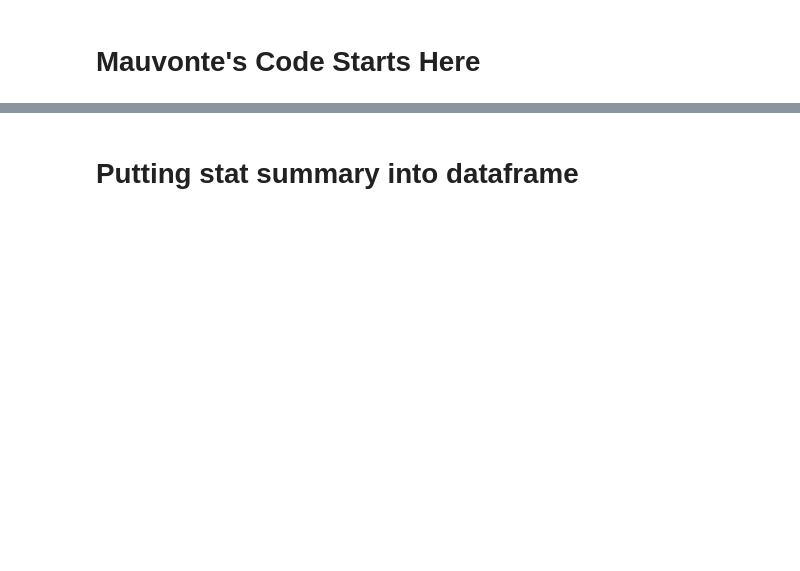
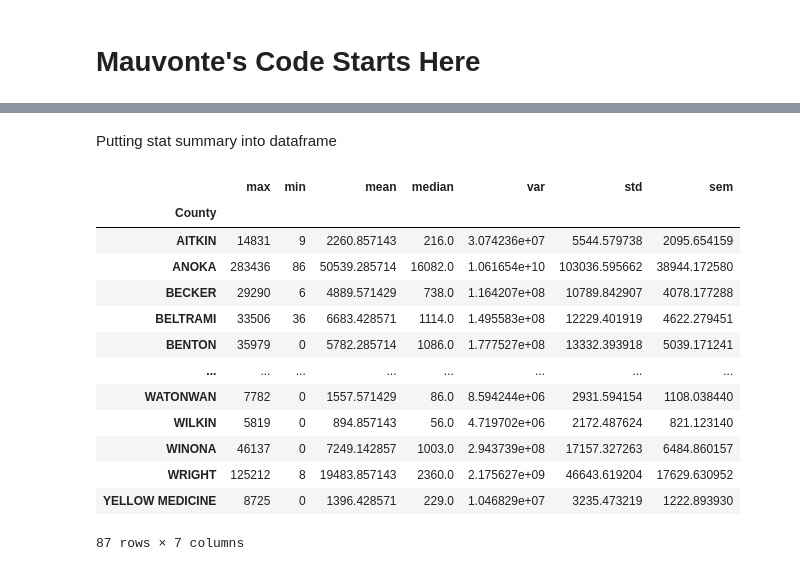
Before and after one commit to tlenzmeier58/Project_1, a Jupyter notebook: working.ipynb, the cells around one changed output, grey strips where cells are left out. Drawn from its saved outputs; the diff is of its cells as text; code cells hidden in the pictures; blank space fills up the shorter version.

```diff
--- a/working.ipynb
+++ b/working.ipynb
@@ -267,5 +427,5 @@ plt.show()
 # %% [markdown]
-# Putting stat summary into dataframe
+Putting stat summary into dataframe
 # %%
 # Statistics by county
 #lief's groupby
@@ -277,7 +437,22 @@ county_inf_stats = merged_county_gb["Infections"].agg(["max", "min", "mean", np.
 county_pov_rate_stats = merged_county_gb["Poverty Rate"].agg(["max", "min", "mean", np.median, "var", "std", "sem"])
 county_inf_rate_stats = merged_county_gb["Infection Rate"].agg(["max", "min", "mean", np.median, "var", "std", "sem"])
 # %%
-#  county_pop_stats.T
+ county_pop_stats
+# %% [output]
+|  | max | min | mean | median | var | std | sem |
+| County |  |  |  |  |  |  |  |
+| AITKIN | 14831 | 9 | 2260.857143 | 216.0 | 3.074236e+07 | 5544.579738 | 2095.654159 |
+| ANOKA | 283436 | 86 | 50539.285714 | 16082.0 | 1.061654e+10 | 103036.595662 | 38944.172580 |
+| BECKER | 29290 | 6 | 4889.571429 | 738.0 | 1.164207e+08 | 10789.842907 | 4078.177288 |
+| BELTRAMI | 33506 | 36 | 6683.428571 | 1114.0 | 1.495583e+08 | 12229.401919 | 4622.279451 |
+| BENTON | 35979 | 0 | 5782.285714 | 1086.0 | 1.777527e+08 | 13332.393918 | 5039.171241 |
+| ... | ... | ... | ... | ... | ... | ... | ... |
+| WATONWAN | 7782 | 0 | 1557.571429 | 86.0 | 8.594244e+06 | 2931.594154 | 1108.038440 |
+| WILKIN | 5819 | 0 | 894.857143 | 56.0 | 4.719702e+06 | 2172.487624 | 821.123140 |
+| WINONA | 46137 | 0 | 7249.142857 | 1003.0 | 2.943739e+08 | 17157.327263 | 6484.860157 |
+| WRIGHT | 125212 | 8 | 19483.857143 | 2360.0 | 2.175627e+09 | 46643.619204 | 17629.630952 |
+| YELLOW MEDICINE | 8725 | 0 | 1396.428571 | 229.0 | 1.046829e+07 | 3235.473219 | 1222.893930 |
+87 rows × 7 columns
 # %%
 # county_inf_rate_stats.T
 # %%
```
Also changed, not shown: parts of 22 cells of this notebook.
